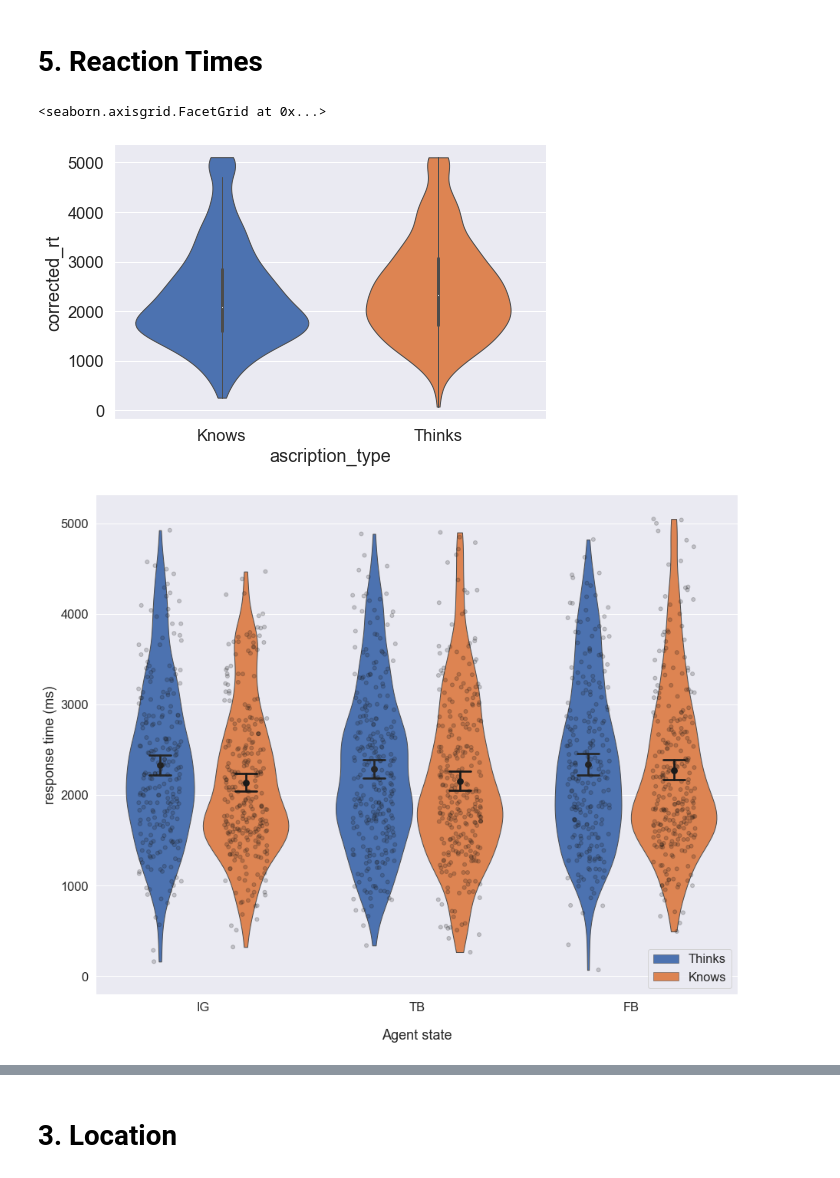
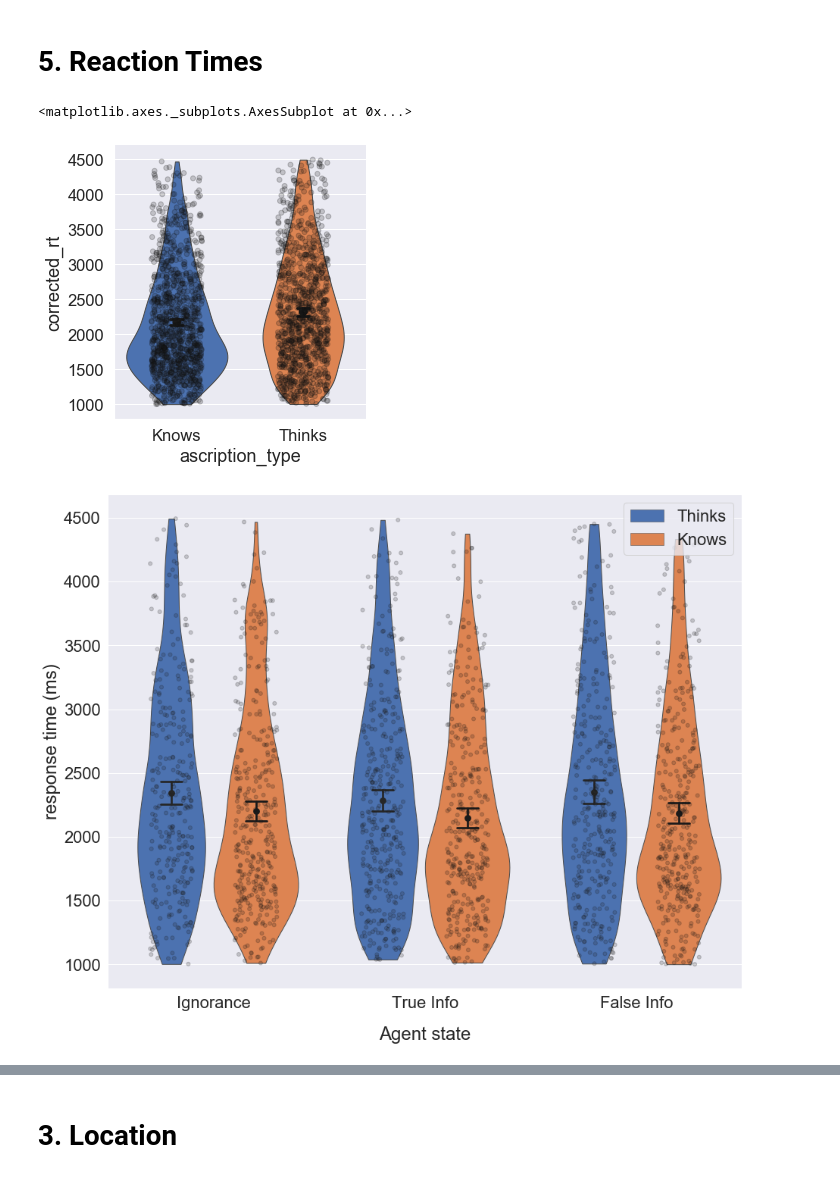
Before and after one commit to BryanGonzalez262/KnowledgeBeliefASD, a Jupyter notebook: analysis/cleaning.ipynb, the cells around one changed output, grey strips where cells are left out. Saved outputs shown, nothing was run; the diff lists cells and outputs as text; code cells hidden in the pictures.

```diff
--- a/analysis/cleaning.ipynb
+++ b/analysis/cleaning.ipynb
@@ -134,7 +149,7 @@ for subj in tqdm(dat.prolific_id.unique()):
         break
     if sdat.correct.mean() >= threshold:
         dat.loc[dat.prolific_id == subj, 'accurate'] = True
-    if sdat.corrected_rt.mean() < 1500:
+    if sdat.corrected_rt.mean() < 1000:
         dat.loc[dat.prolific_id == subj, 'too_fast'] = True
     if sdat.corrected_rt.mean() > 4000:
         dat.loc[dat.prolific_id == subj, 'too_slow'] = True
@@ -143,7 +158,7 @@ for subj in tqdm(dat.prolific_id.unique()):
 dat.loc[(dat.accurate == True) & (dat.too_fast == False) & (dat.too_slow == False), 'in_sample'] = True
 print(f'before exclusions, {len(dat.prolific_id.unique())} subjects had completed the task. ')
 print(f'After excluding for accuracy above {threshold},  {len(dat.loc[dat.accurate == True].prolific_id.unique())} subjects ({(len(dat.loc[dat.accurate == True].prolific_id.unique())/len(dat.prolific_id.unique())) * 100 :.3} %)remain in the sample')
-print(f'{len(dat.loc[(dat.accurate == True) & (dat.too_slow == True)].prolific_id.unique())} additional subjects excluded for mean RT < 1500ms')
+print(f'{len(dat.loc[(dat.accurate == True) & (dat.too_slow == True)].prolific_id.unique())} additional subjects excluded for mean RT < 1000ms')
 print(f'{len(dat.loc[(dat.accurate == True) & (dat.too_fast == True)].prolific_id.unique())} additional subjects excluded for mean RT > 4000ms')
 print(f'After exclusions,  {len(dat.loc[dat.in_sample == True].prolific_id.unique())} subjects remain in the sample')
 # %% [output]
@@ -155,2 +188,5 @@ After exclusions,  165 subjects remain in the sample
+# %%
+# Remove trials
+dat.loc[(dat.corrected_rt < 1000) | (dat.corrected_rt > 4500), 'in_sample'] = False
 # %%
 dat[["mailfence" in x for x in dat.email]].loc[dat.in_sample == True].prolific_id.unique()
@@ -206,7 +271,9 @@ Name: correct, dtype: float64
 # 5. Reaction Times
 # %%
 #dat['ascription_type'] = dat.ascription_type.astype(str)
-sns.catplot(x='ascription_type', y='corrected_rt', kind='violin', cut=0, bw=.25, linewidth=1, saturation=1, aspect=1.5, data=dat.loc[dat.in_sample==True])
+sns.catplot(x='ascription_type', y='corrected_rt', kind='violin', cut=0, bw=.25, linewidth=1, saturation=1, inner=None, aspect=1, data=dat.loc[(dat.in_sample==True) & (dat.correct ==True)])
+sns.stripplot(x='ascription_type', order=['Knows', 'Thinks'], y='corrected_rt', data=dat.loc[(dat.in_sample==True) & (dat.correct ==True)], color='k', dodge=True, jitter=.2, linewidth=1, alpha=.2)
+sns.pointplot(x='ascription_type', order=['Knows', 'Thinks'], y='corrected_rt', data=dat.loc[(dat.in_sample ==True) & (dat.correct ==True)], join=False, dodge=.4, capsize=.1, color='k',)
 # %% [output]
-<seaborn.axisgrid.FacetGrid at 0x...>
+<matplotlib.axes._subplots.AxesSubplot at 0x...>
-[figure, old version]
+[figure, new version]
@@ -213,15 +302,18 @@ sns.catplot(x='ascription_type', y='corrected_rt', kind='violin', cut=0, bw=.25,
 # %%
 #sns.set_context('notebook', font_scale=2)
+for old, new in {'IG':'Ignorance', 'TB':'True Info', 'FB':'False Info'}.items():
+    dat.belief_type.replace(old, new, inplace=True)
+
 fig, ax = plt.subplots(figsize=(15, 12))
-g = sns.violinplot(x='belief_type', order=['IG', 'TB', 'FB'],y='corrected_rt', hue='ascription_type', hue_order=['Thinks', 'Knows'], data=dat.loc[(dat.trial_type=='test') & (dat.correct ==True) & (dat.in_sample == True)], cut=0, bw=0.25, ax=ax, inner=None, linewidth=1, saturation=1)
-g = sns.stripplot(x='belief_type', order=['IG', 'TB', 'FB'], y='corrected_rt', hue='ascription_type', hue_order=['Thinks', 'Knows'], data=dat.loc[(dat.trial_type=='test') & (dat.correct ==True)& (dat.in_sample == True)], color='k', dodge=True, ax=ax, jitter=.2, linewidth=1, alpha=.2)
-g= sns.pointplot(x='belief_type',order=['IG', 'TB', 'FB'], y='corrected_rt', hue='ascription_type', hue_order=['Thinks', 'Knows'], data=dat.loc[(dat.trial_type=='test') & (dat.correct ==True)& (dat.in_sample == True)], join=False, dodge=.4, capsize=.1, ax=ax, color='k',)
+g = sns.violinplot(x='belief_type', order=['Ignorance', 'True Info', 'False Info'],y='corrected_rt', hue='ascription_type', hue_order=['Thinks', 'Knows'], data=dat.loc[(dat.trial_type=='test') & (dat.correct ==True) & (dat.in_sample == True)], cut=0, bw=0.25, ax=ax, inner=None, linewidth=1, saturation=1)
+g = sns.stripplot(x='belief_type', order=['Ignorance', 'True Info', 'False Info'], y='corrected_rt', hue='ascription_type', hue_order=['Thinks', 'Knows'], data=dat.loc[(dat.trial_type=='test') & (dat.correct ==True)& (dat.in_sample == True)], color='k', dodge=True, ax=ax, jitter=.2, linewidth=1, alpha=.2)
+g= sns.pointplot(x='belief_type',order=['Ignorance', 'True Info', 'False Info'], y='corrected_rt', hue='ascription_type', hue_order=['Thinks', 'Knows'], data=dat.loc[(dat.trial_type=='test') & (dat.correct ==True)& (dat.in_sample == True)], join=False, dodge=.4, capsize=.1, ax=ax, color='k',)
 
 ax.legend(g.get_legend_handles_labels()[0][:2], g.get_legend_handles_labels()[1][:2])
 g.yaxis.set_label_text("response time (ms)")
 g.xaxis.set_label_text("Agent state")
 ax.xaxis.labelpad = 20
 # %% [output]
-[figure, old version]
+[figure, new version]
 # %%
 sns.set(font_scale=2)
```
Also changed, not shown: parts of 65 cells of this notebook.
